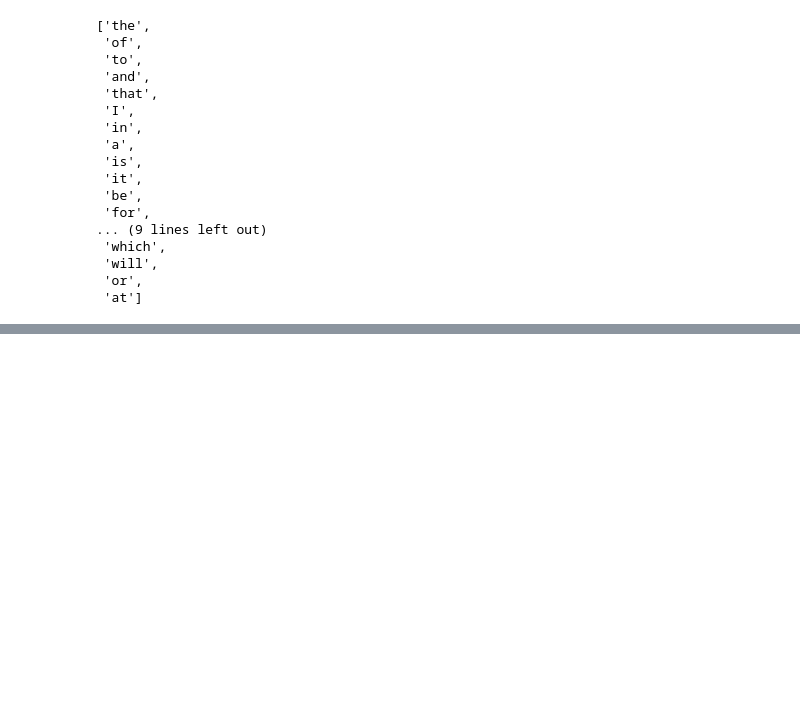
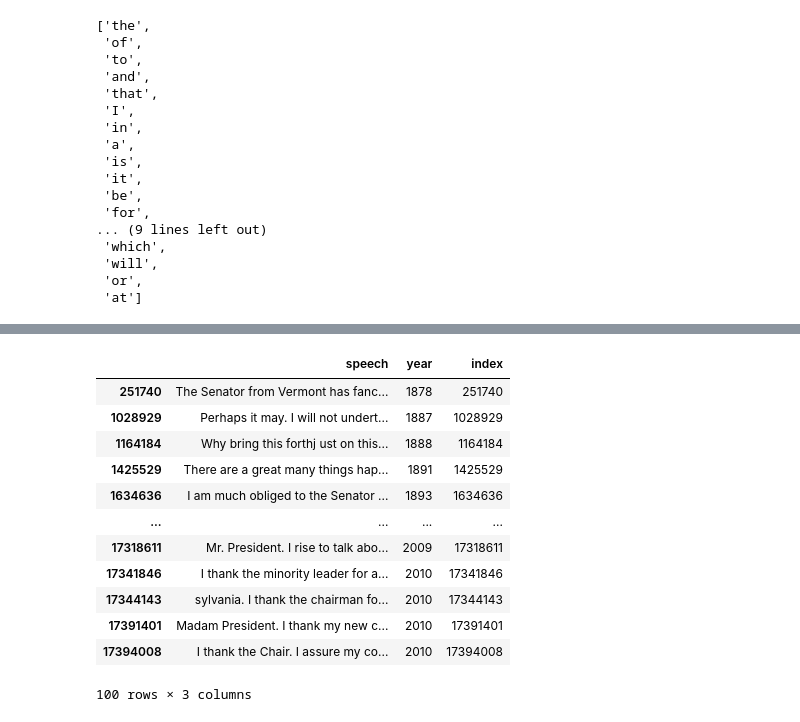
Before and after one commit to stephbuon/democracy-lab, a Jupyter notebook: word-embeddings/congressional_data_models.ipynb, the cells around one changed output, grey strips where cells are left out. Saved outputs shown, nothing was run; the diff lists cells and outputs as text; code cells hidden in the pictures; blank space fills up the shorter version.

```diff
--- a/word-embeddings/congressional_data_models.ipynb
+++ b/word-embeddings/congressional_data_models.ipynb
@@ -433,0 +497,2 @@ congress_model.wv.similar_by_vector(diff, topn = 40)
+# %%
+pd.set_option('display.max_columns', None)
@@ -433,0 +503,2 @@ congress_model.wv.similar_by_vector(diff, topn = 40)
+# %%
+test = congressional_data[congressional_data['speech'].str.contains('that never happened')]
@@ -433,0 +507,16 @@ congress_model.wv.similar_by_vector(diff, topn = 40)
+# %%
+test
+# %% [output]
+|  | speech | year | index |
+| 251740 | The Senator from Vermont has fanc... | 1878 | 251740 |
+| 1028929 | Perhaps it may. I will not undert... | 1887 | 1028929 |
+| 1164184 | Why bring this forthj ust on this... | 1888 | 1164184 |
+| 1425529 | There are a great many things hap... | 1891 | 1425529 |
+| 1634636 | I am much obliged to the Senator ... | 1893 | 1634636 |
+| ... | ... | ... | ... |
+| 17318611 | Mr. President. I rise to talk abo... | 2009 | 17318611 |
+| 17341846 | I thank the minority leader for a... | 2010 | 17341846 |
+| 17344143 | sylvania. I thank the chairman fo... | 2010 | 17344143 |
+| 17391401 | Madam President. I thank my new c... | 2010 | 17391401 |
+| 17394008 | I thank the Chair. I assure my co... | 2010 | 17394008 |
+100 rows × 3 columns
```
Also changed, not shown: parts of 28 cells of this notebook.
